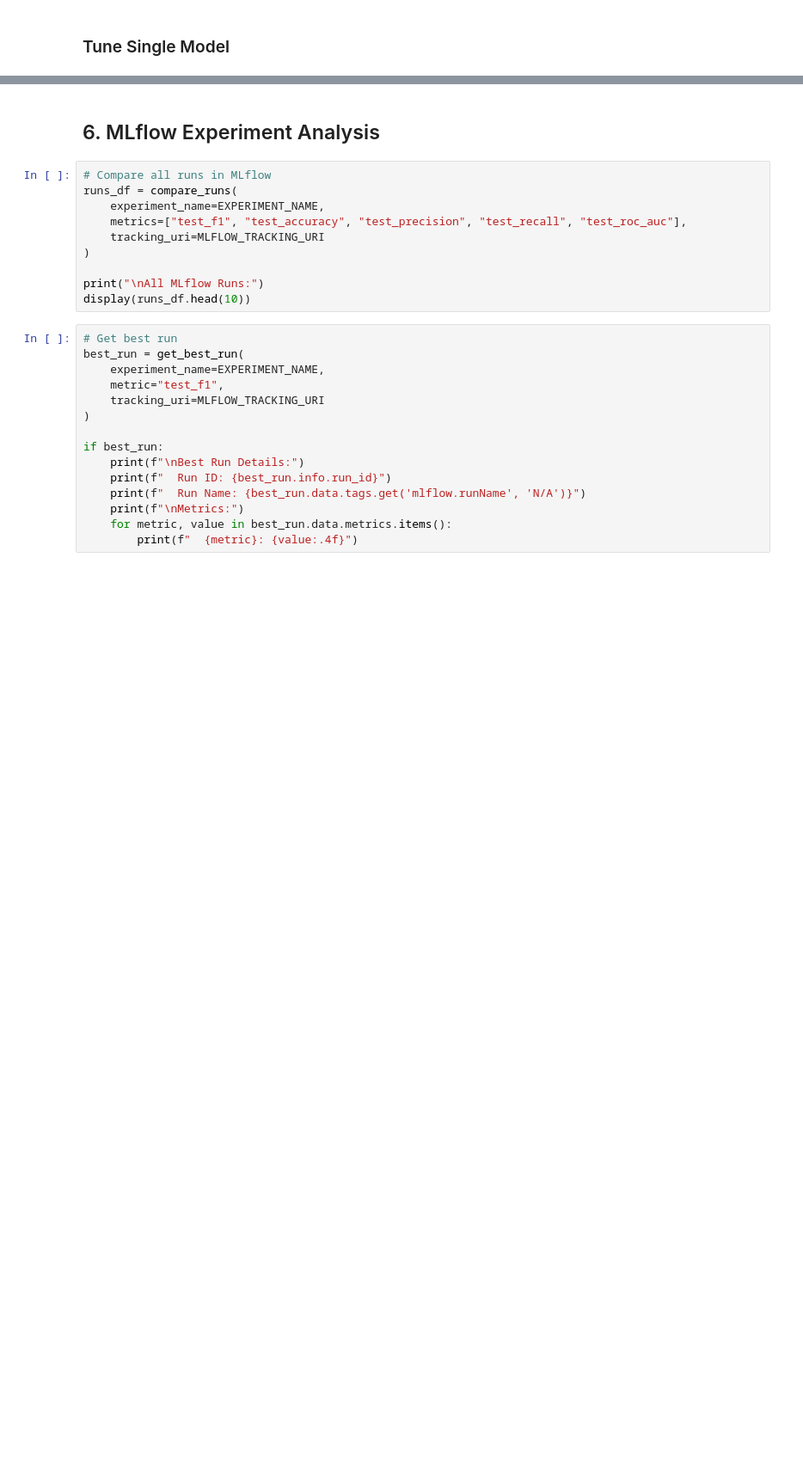
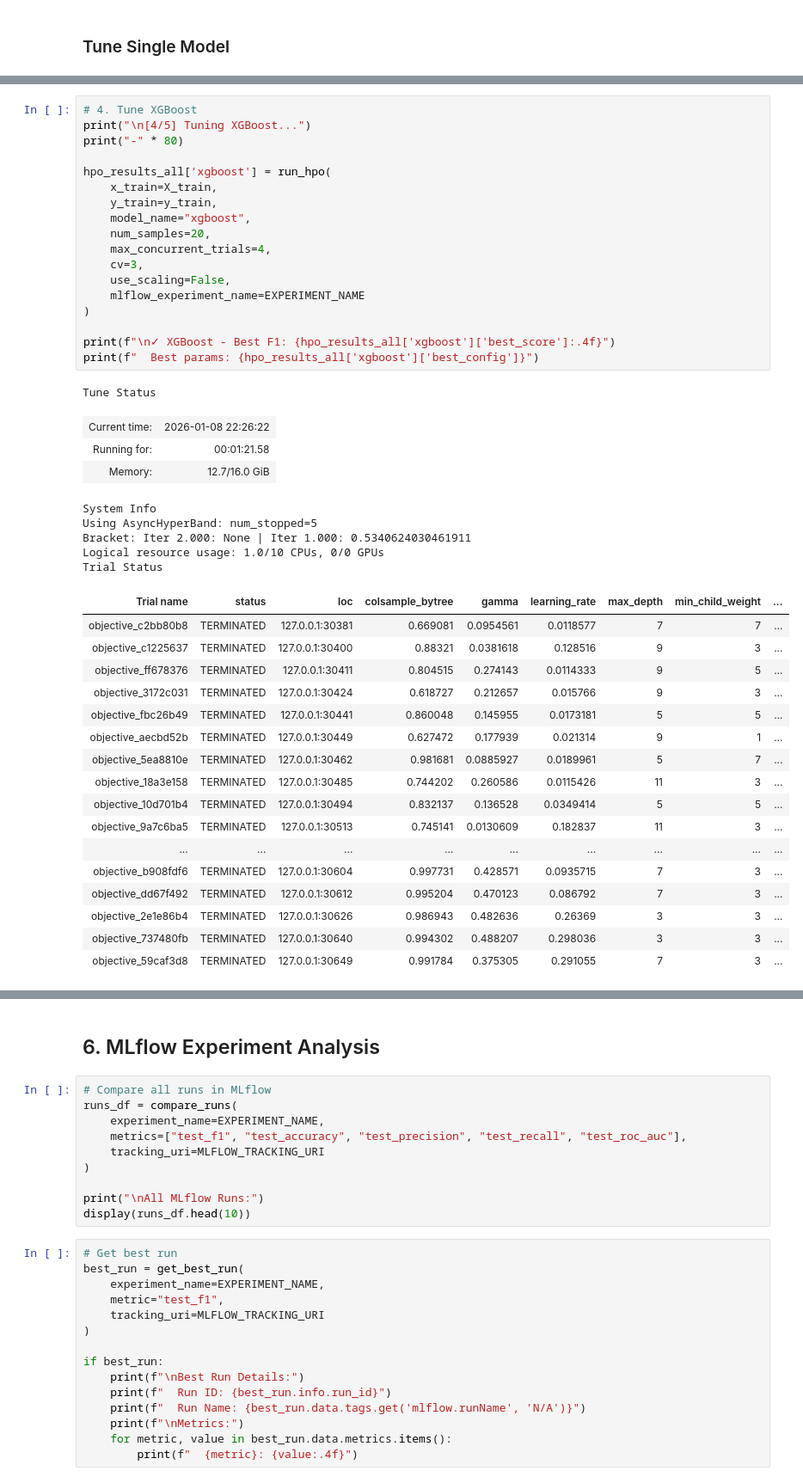
Before and after one commit to mykh74/mediwatch, a Jupyter notebook: notebooks/02_model_training.ipynb, the cells around one changed output, grey strips where cells are left out. Shown at 86% size. Saved outputs shown, nothing was run; the diff lists cells and outputs as text; blank space fills up the shorter version.

```diff
--- a/notebooks/02_model_training.ipynb
+++ b/notebooks/02_model_training.ipynb
@@ -281,0 +761,45 @@ print("Multiple model tuning skipped (uncomment to run)")
+# %%
+# 4. Tune XGBoost
+print("\n[4/5] Tuning XGBoost...")
+print("-" * 80)
+
+hpo_results_all['xgboost'] = run_hpo(
+    x_train=X_train,
+    y_train=y_train,
+    model_name="xgboost",
+    num_samples=20,
+    max_concurrent_trials=4,
+    cv=3,
+    use_scaling=False,
+    mlflow_experiment_name=EXPERIMENT_NAME
+)
+
+print(f"\n✓ XGBoost - Best F1: {hpo_results_all['xgboost']['best_score']:.4f}")
+print(f"  Best params: {hpo_results_all['xgboost']['best_config']}")
+# %% [output]
+Tune Status
+| Current time: | 2026-01-08 22:26:22 |
+| Running for: | 00:01:21.58 |
+| Memory: | 12.7/16.0 GiB |
+System Info
+Using AsyncHyperBand: num_stopped=5
+Bracket: Iter 2.000: None | Iter 1.000: 0.5340624030461911
+Logical resource usage: 1.0/10 CPUs, 0/0 GPUs
+Trial Status
+| Trial name | status | loc | colsample_bytree | gamma | learning_rate | max_depth | min_child_weight | ... |
+| objective_c2bb80b8 | TERMINATED | 127.0.0.1:30381 | 0.669081 | 0.0954561 | 0.0118577 | 7 | 7 | ... |
+| objective_c1225637 | TERMINATED | 127.0.0.1:30400 | 0.88321 | 0.0381618 | 0.128516 | 9 | 3 | ... |
+| objective_ff678376 | TERMINATED | 127.0.0.1:30411 | 0.804515 | 0.274143 | 0.0114333 | 9 | 5 | ... |
+| objective_3172c031 | TERMINATED | 127.0.0.1:30424 | 0.618727 | 0.212657 | 0.015766 | 9 | 3 | ... |
+| objective_fbc26b49 | TERMINATED | 127.0.0.1:30441 | 0.860048 | 0.145955 | 0.0173181 | 5 | 5 | ... |
+| objective_aecbd52b | TERMINATED | 127.0.0.1:30449 | 0.627472 | 0.177939 | 0.021314 | 9 | 1 | ... |
+| objective_5ea8810e | TERMINATED | 127.0.0.1:30462 | 0.981681 | 0.0885927 | 0.0189961 | 5 | 7 | ... |
+| objective_18a3e158 | TERMINATED | 127.0.0.1:30485 | 0.744202 | 0.260586 | 0.0115426 | 11 | 3 | ... |
+| objective_10d701b4 | TERMINATED | 127.0.0.1:30494 | 0.832137 | 0.136528 | 0.0349414 | 5 | 5 | ... |
+| objective_9a7c6ba5 | TERMINATED | 127.0.0.1:30513 | 0.745141 | 0.0130609 | 0.182837 | 11 | 3 | ... |
+| ... | ... | ... | ... | ... | ... | ... | ... | ... |
+| objective_b908fdf6 | TERMINATED | 127.0.0.1:30604 | 0.997731 | 0.428571 | 0.0935715 | 7 | 3 | ... |
+| objective_dd67f492 | TERMINATED | 127.0.0.1:30612 | 0.995204 | 0.470123 | 0.086792 | 7 | 3 | ... |
+| objective_2e1e86b4 | TERMINATED | 127.0.0.1:30626 | 0.986943 | 0.482636 | 0.26369 | 3 | 3 | ... |
+| objective_737480fb | TERMINATED | 127.0.0.1:30640 | 0.994302 | 0.488207 | 0.298036 | 3 | 3 | ... |
+| objective_59caf3d8 | TERMINATED | 127.0.0.1:30649 | 0.991784 | 0.375305 | 0.291055 | 7 | 3 | ... |
```
Also changed, not shown: parts of 44 cells of this notebook, 12 other files.
